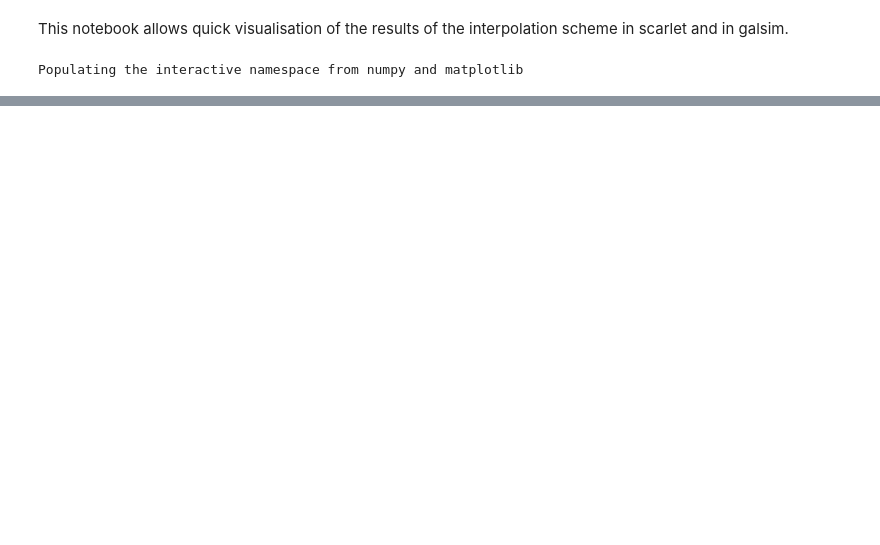
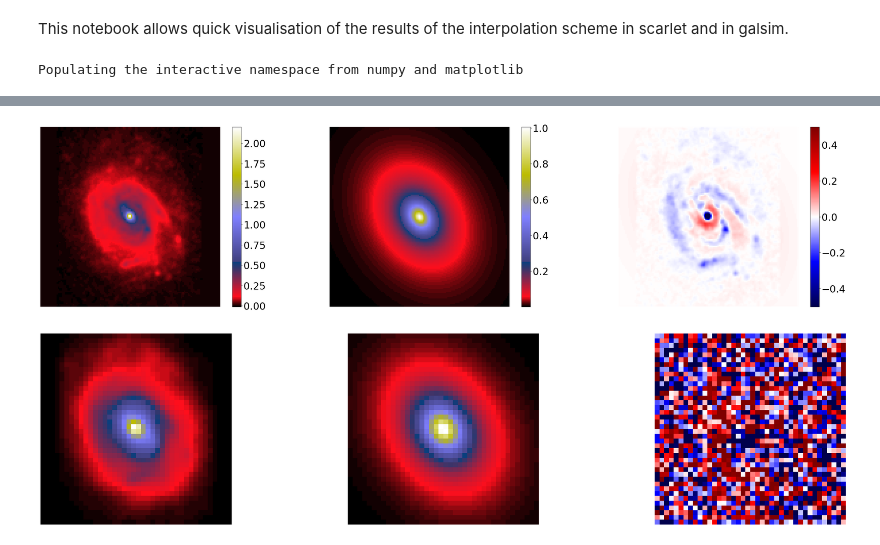
Before and after one commit to herjy/Multi_resolution_comparison, a Jupyter notebook: Reconstruction_test/Galsim_comparison.ipynb, the cells around one changed output, grey strips where cells are left out. Drawn from its saved outputs; the diff is of its cells as text; code cells hidden in the pictures; blank space fills up the shorter version.

```diff
--- a/Reconstruction_test/Galsim_comparison.ipynb
+++ b/Reconstruction_test/Galsim_comparison.ipynb
@@ -210,0 +251,43 @@ galsim SDR:  18.409350668380313
+# %%
+data_hr2, _, _, data_lr, psf_hr, psf_lr, angle, _, _ = gct.mk_sim(39, High, Convolved,
+                                                          (n_hr, n_hr), (n_hr, n_hr),
+                                                         npsf, cat, gal_type = 'parametric', smooth = True)
+hr3, lr3, _, _, psf_hr, psf_lr, angle, _, _ = gct.mk_sim(39, High, Low,
+                                                         (n_hr, n_hr), (n_lr, n_lr),
+                                                         npsf, cat, gal_type = 'parametric', smooth = True)
+# %%
+plt.figure(figsize = (60,10))
+plt.subplot(141)
+plt.imshow((data_hr[0]))
+cb = plt.colorbar()
+cb.ax.tick_params(labelsize=30)
+plt.axis('off')
+plt.subplot(142)
+plt.imshow((data_hr2))
+cb = plt.colorbar()
+cb.ax.tick_params(labelsize=30)
+plt.axis('off')
+plt.subplot(143)
+plt.imshow((data_hr2-data_hr[0]), cmap = 'seismic', vmin = -0.5, vmax = 0.5)
+cb = plt.colorbar()
+cb.ax.tick_params(labelsize=30)
+plt.axis('off')
+plt.show()
+
+plt.figure(figsize = (60,10))
+plt.subplot(141)
+plt.imshow((lr2))
+cb.ax.tick_params(labelsize=30)
+plt.axis('off')
+plt.subplot(142)
+plt.imshow((lr3))
+cb.ax.tick_params(labelsize=30)
+plt.axis('off')
+plt.subplot(143)
+plt.imshow((lr2+np.random.randn(*np.shape(lr2))/2.-lr3), cmap = 'seismic', vmin = -0.5, vmax = 0.5)
+cb.ax.tick_params(labelsize=30)
+plt.axis('off')
+plt.show()
+# %% [output]
+[figure, added]
+[figure, added]
```
Also changed, not shown: parts of 4 cells of this notebook, 24 other files.
